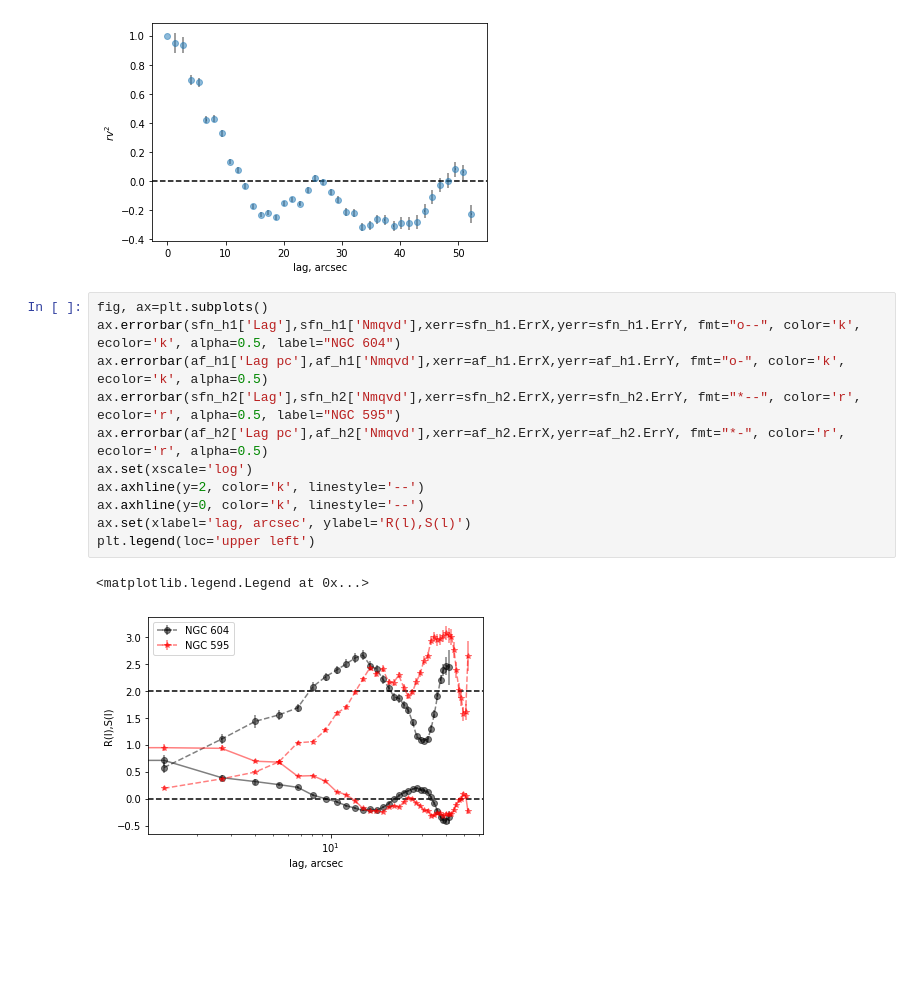
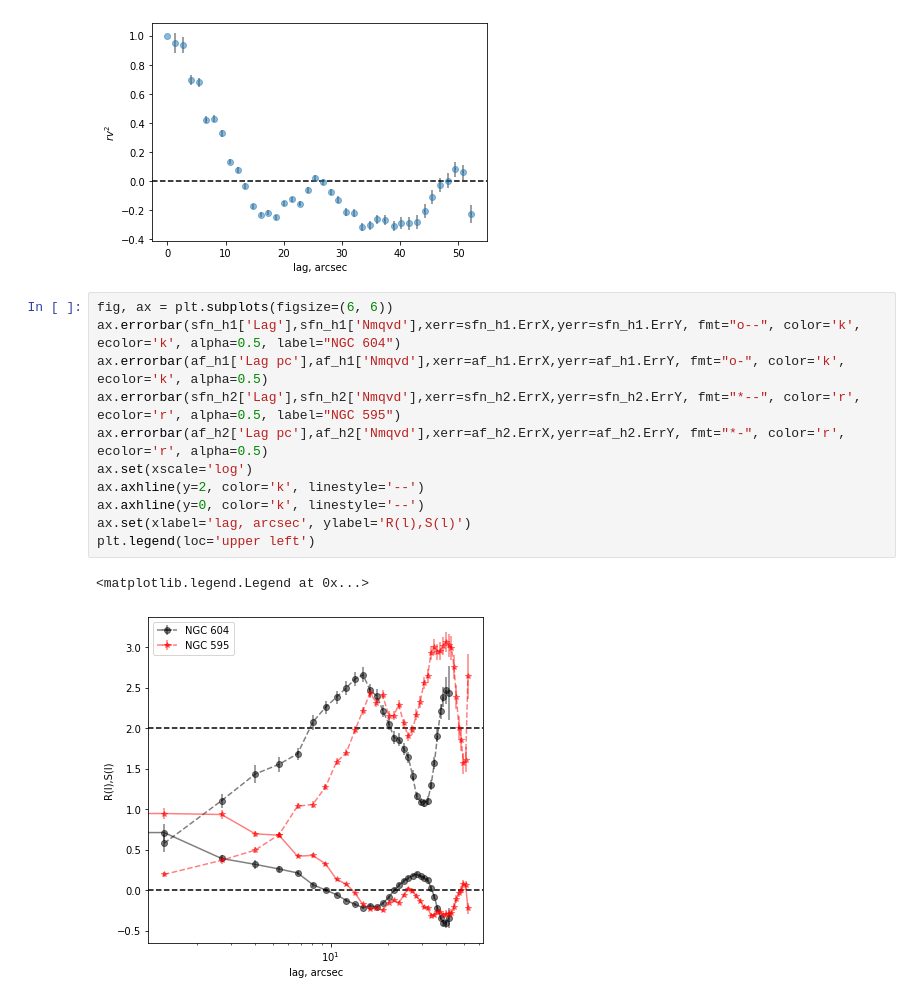
Before and after one commit to will-henney/JavGVastro-PhD, a Jupyter notebook: Comp.ipynb, the cells around one changed output. Cells and saved outputs as stored; diff of their text form; blank space fills up the shorter version.

```diff
--- a/Comp.ipynb
+++ b/Comp.ipynb
@@ -73,16 +73,16 @@ af_h2=acf(data2stat)
 # %% [output]
 [figure]
 # %%
-fig, ax=plt.subplots()
+fig, ax = plt.subplots(figsize=(6, 6))
 ax.errorbar(sfn_h1['Lag'],sfn_h1['Nmqvd'],xerr=sfn_h1.ErrX,yerr=sfn_h1.ErrY, fmt="o--", color='k', ecolor='k', alpha=0.5, label="NGC 604")
 ax.errorbar(af_h1['Lag pc'],af_h1['Nmqvd'],xerr=af_h1.ErrX,yerr=af_h1.ErrY, fmt="o-", color='k', ecolor='k', alpha=0.5)
 ax.errorbar(sfn_h2['Lag'],sfn_h2['Nmqvd'],xerr=sfn_h2.ErrX,yerr=sfn_h2.ErrY, fmt="*--", color='r', ecolor='r', alpha=0.5, label="NGC 595")
 ax.errorbar(af_h2['Lag pc'],af_h2['Nmqvd'],xerr=af_h2.ErrX,yerr=af_h2.ErrY, fmt="*-", color='r', ecolor='r', alpha=0.5)
 ax.set(xscale='log')
 ax.axhline(y=2, color='k', linestyle='--')
 ax.axhline(y=0, color='k', linestyle='--')
 ax.set(xlabel='lag, arcsec', ylabel='R(l),S(l)')
 plt.legend(loc='upper left')
 # %% [output]
 <matplotlib.legend.Legend at 0x...>
-[figure, old version]
+[figure, new version]
```
